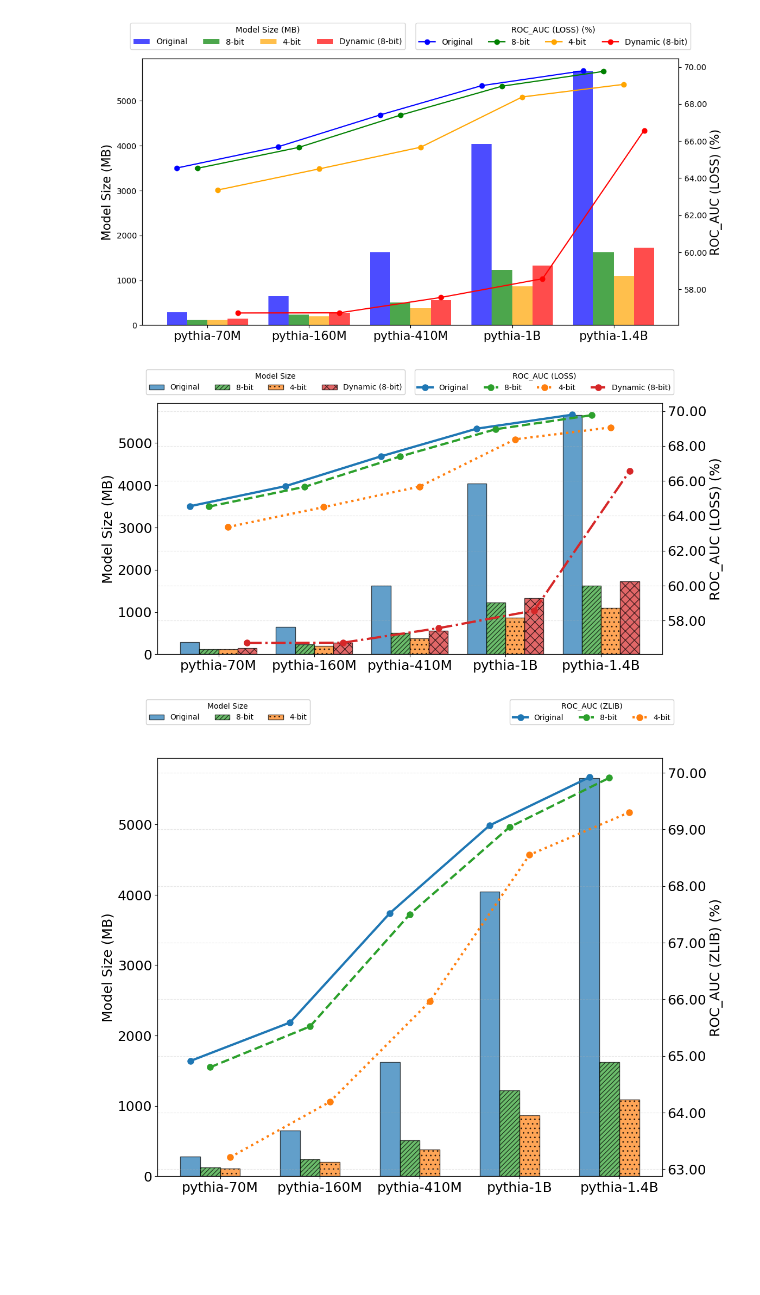
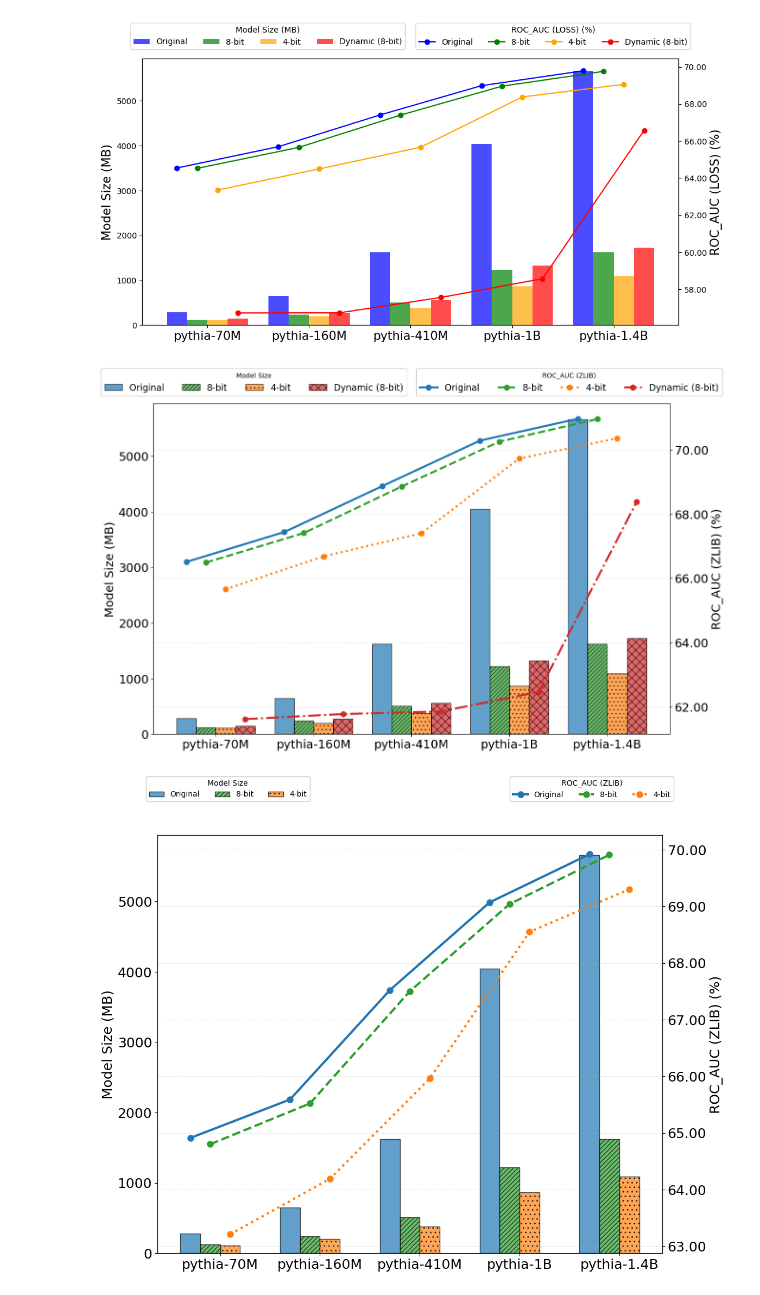
Before and after one commit to nazmul-me/mimir, a Jupyter notebook: RQsResult/Discussion copy.ipynb, the cells around one changed output. Cells and saved outputs as stored; diff of their text form; code cells hidden in the pictures; blank space fills up the shorter version.

```diff
--- a/RQsResult/Discussion copy.ipynb
+++ b/RQsResult/Discussion copy.ipynb
@@ -8,10 +8,10 @@ from matplotlib.ticker import FuncFormatter
 
 # Load CSV file
 sheet_id = "1tEf8J1kbGZEFTOkoYqIjsdE3PkqBA9bX4MdNfMoLhjQ"
-# tab_gid = "1257933019"
-# limit = 20
-tab_gid = "1990888583"
-limit = 15
+tab_gid = "1257933019"
+limit = 20
+# tab_gid = "1990888583"
+# limit = 15
 full_url = f"https://docs.google.com/spreadsheets/d/{sheet_id}/export?format=csv&gid={tab_gid}"
 # %%
 df = pd.read_csv(full_url, skiprows=2, usecols=['Model', 'Compression', 'Size (MB)', 'BLEU']).iloc[:limit, :]
@@ -164,7 +165,7 @@ line_width = 3  # Thicker lines
 
 x = np.arange(len(models))  # X-axis positions
 
-fig, ax1 = plt.subplots(figsize=(12, 6))
+fig, ax1 = plt.subplots(figsize=(14, 9))
 
 # Plot bar chart for model sizes with patterns
 for i, comp in enumerate(compressions):
@@ -185,8 +186,9 @@ ax1.set_xticks(x + bar_width * 1.5)
 ax1.set_xticklabels(models, ha='center', fontsize=18)
 ax1.legend(
     loc='upper left',
-    bbox_to_anchor=(0-0.03, 1.15),
+    bbox_to_anchor=(0-0.11, 1.12),
     title="Model Size",
+    fontsize=13.5,
     ncol=len(compressions),
     framealpha=1  # Opaque background
 )
@@ -213,10 +215,10 @@ for i, comp in enumerate(compressions):
 ax2.set_ylabel("CodeBLEU Score (%)", fontsize=18)
 ax2.legend(
     loc='upper right',
-    bbox_to_anchor=(1.03, 1.15),
+    bbox_to_anchor=(1.11, 1.12),
     title="CodeBLEU Score",
     ncol=len(compressions),
-    # fontsize=16,
+    fontsize=13.5,
     framealpha=1  # Opaque background
 )
 ax2.get_legend().get_texts()[3].set_text("Dynamic (8-bit)")
@@ -288,6 +290,10 @@ genGraph(df.iloc[:, [0,1,2,3]], miaName="LOSS")
 # %% [output]
 [figure]
 # %%
+tab_gid = "1257933019"
+limit = 20
+
+full_url = f"https://docs.google.com/spreadsheets/d/{sheet_id}/export?format=csv&gid={tab_gid}"
 df = pd.read_csv(full_url, skiprows=2, usecols=['Model', 'Compression', 'Size (MB)', 'ROC_AUC', 'PR_AUC', 'ROC_AUC.1', 'PR_AUC.1', 'ROC_AUC.2', 'PR_AUC.2', 'ROC_AUC.3', 'PR_AUC.3']).iloc[:limit, :]
 
 def genGraph(df, miaName):
@@ -303,7 +309,7 @@ def genGraph(df, miaName):
     line_width = 3  # Thicker lines
 
     x = np.arange(len(models))
-    fig, ax1 = plt.subplots(figsize=(12, 6))
+    fig, ax1 = plt.subplots(figsize=(14, 9))
 
     # ==== 2. Improved Bar Chart (Model Sizes) ====
     for i, comp in enumerate(compressions):
@@ -324,10 +330,11 @@ def genGraph(df, miaName):
     ax1.set_xticklabels(models, ha='center', fontsize=18)
     ax1.legend(
         loc='upper left',
-        bbox_to_anchor=(0-0.03, 1.15),
+        bbox_to_anchor=(0-0.11, 1.12),
         title="Model Size",
         ncol=len(compressions),
-        framealpha=1  # Make legend background opaque
+        framealpha=1,  # Make legend background opaque
+        fontsize=13.5  # Larger font for readability
     )
     ax1.get_legend().get_texts()[3].set_text("Dynamic (8-bit)")
 
@@ -335,38 +342,39 @@ def genGraph(df, miaName):
     ax2 = ax1.twinx()
     for i, comp in enumerate(compressions):
         subset = df[df["Compression"] == comp]
         ax2.plot(
             x + i * bar_width,
             subset.iloc[:, 3],
             marker="o",
             linestyle=line_styles[i],  # Unique line style
             linewidth=line_width,  # Thicker lines
             label=f"{comp}",
             color=colors[i],
             markersize=8  # Larger markers
         )
 
     ax2.set_ylabel(f"{scoreName} ({miaName}) (%)", fontsize=18)
     ax2.legend(
         loc='upper right',
-        bbox_to_anchor=(1.03, 1.15),
+        bbox_to_anchor=(1.11, 1.12),
         title=f"{scoreName} ({miaName})",
         ncol=len(compressions),
-        framealpha=1
+        framealpha=1,
+        fontsize=13.5  # Larger font for readability
     )
     ax2.get_legend().get_texts()[3].set_text("Dynamic (8-bit)")
     ax1.xaxis.set_tick_params(rotation=0, labelsize=18)
     ax1.yaxis.set_tick_params(rotation=0, labelsize=18)
     ax2.yaxis.set_tick_params(labelsize=18)
     plt.gca().yaxis.set_major_formatter(FuncFormatter(lambda y, _: f'{y:.2f}'))
     # ==== 4. Final Touches ====
     plt.grid(axis='y', linestyle='--', alpha=0.3)  # Add grid for readability
     plt.savefig(f"./output/{scoreName}({miaName}).pdf", dpi=300, bbox_inches="tight")
     plt.show()
-#genGraph(df.iloc[:, [0,1,2,5]], miaName="ZLIB")
-genGraph(df.iloc[:, [0,1,2,3]], miaName="LOSS")
+genGraph(df.iloc[:, [0,1,2,7]], miaName="ZLIB")
+# genGraph(df.iloc[:, [0,1,2,3]], miaName="LOSS")
 # %% [output]
-[figure, old version]
+[figure, new version]
 # %%
 df = pd.read_csv(full_url, skiprows=2, usecols=['Model', 'Compression', 'Size (MB)', 'ROC_AUC', 'PR_AUC', 'ROC_AUC.1', 'PR_AUC.1', 'ROC_AUC.2', 'PR_AUC.2', 'ROC_AUC.3', 'PR_AUC.3']).iloc[:limit, :]
 
```
Also changed, not shown: parts of 2 cells of this notebook, 17 other files.
